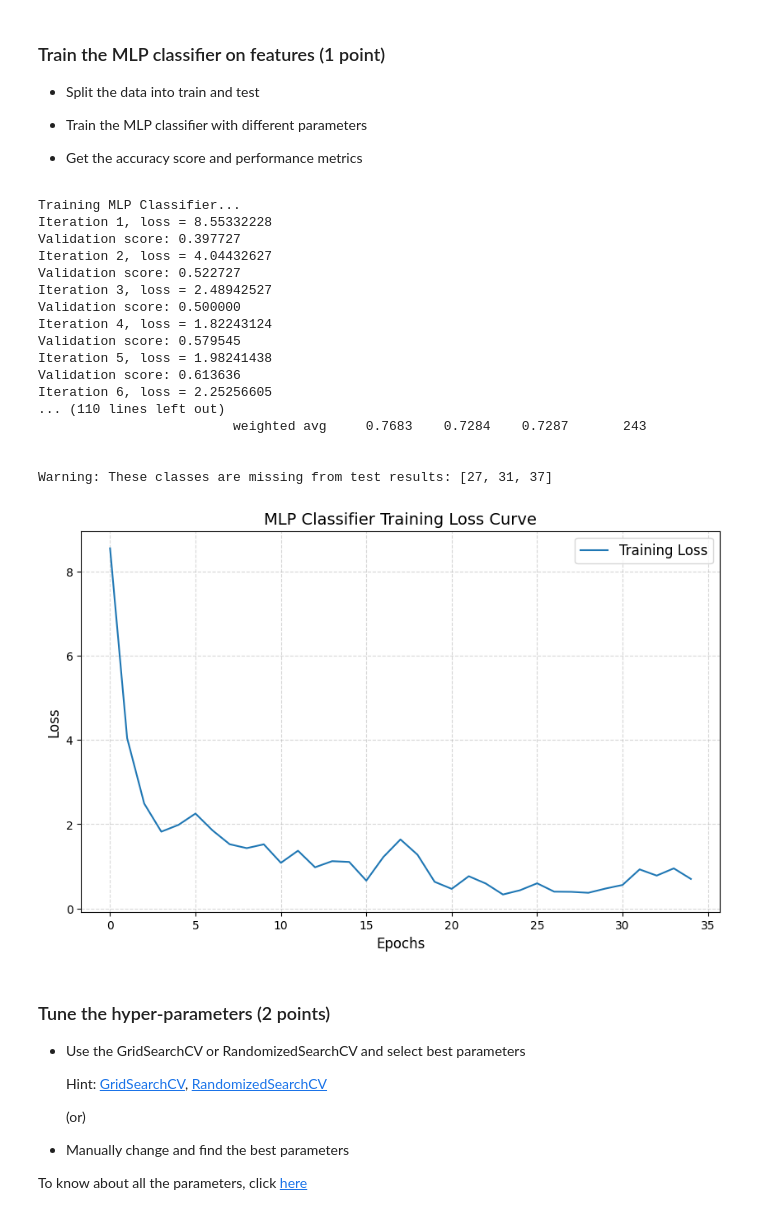
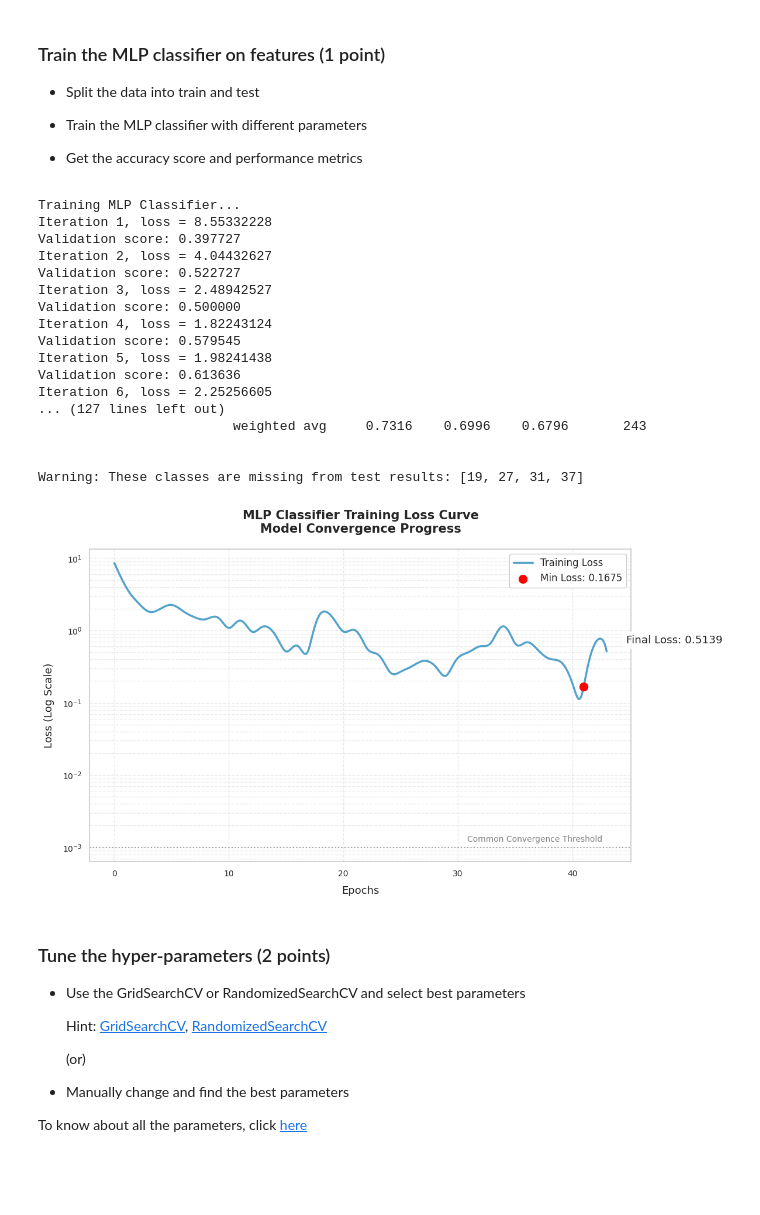
Before and after one commit to PrajwalGaniga/Application, a Jupyter notebook: MiniProject1_MLP_Image_Classification_Prajwal_4SN23CG009.ipynb, the cells around one changed output. Drawn from its saved outputs; the diff is of its cells as text; code cells hidden in the pictures; blank space fills up the shorter version.

```diff
--- a/MiniProject1_MLP_Image_Classification_Prajwal_4SN23CG009.ipynb
+++ b/MiniProject1_MLP_Image_Classification_Prajwal_4SN23CG009.ipynb
@@ -277,7 +378,7 @@ Hint: sklearn.preprocessing.normalize
 * Get the accuracy score and performance metrics
 # %%
 # =============================================
-# 4. MLP CLASSIFIER IMPLEMENTATION (FINAL FIXED VERSION)
+# 4. MLP CLASSIFIER IMPLEMENTATION
 # =============================================
 from sklearn.neural_network import MLPClassifier
 from sklearn.metrics import accuracy_score, classification_report
@@ -336,45 +437,87 @@ print("\nClassification Report:")
 print(classification_report(
     y_test,
     test_pred,
     labels=present_classes,
     target_names=target_labels,
     digits=4
 ))
 
 # Print warning if some classes are missing
 all_classes = set(class_names.keys())
 missing_in_test = all_classes - set(present_classes)
 if missing_in_test:
     print(f"\nWarning: These classes are missing from test results: {sorted(missing_in_test)}")
 
-# Plot MLP training curve
-plt.figure(figsize=(10, 6))
-plt.plot(mlp.loss_curve_, label='Training Loss')
-plt.title('MLP Classifier Training Loss Curve', fontsize=14)
-plt.xlabel('Epochs', fontsize=12)
-plt.ylabel('Loss', fontsize=12)
-plt.grid(True, linestyle='--', alpha=0.5)
-plt.legend(fontsize=12)
+plt.figure(figsize=(12, 7), dpi=100)  # Higher resolution and slightly larger
+
+# Create a smoother curve using interpolation (optional)
+from scipy import interpolate
+x = np.arange(len(mlp.loss_curve_))
+x_new = np.linspace(0, len(mlp.loss_curve_)-1, 500)  # More points for smoothness
+spl = interpolate.make_interp_spline(x, mlp.loss_curve_, k=3)  # Cubic spline
+y_smooth = spl(x_new)
+
+# Plot with styling
+plt.plot(x_new, y_smooth,
+         linewidth=2.5,
+         color='#2b8cbe',
+         alpha=0.8,
+         label='Training Loss')
+
+# Add important markers
+min_loss_idx = np.argmin(mlp.loss_curve_)
+plt.scatter(min_loss_idx, mlp.loss_curve_[min_loss_idx],
+            color='red',
+            s=100,
+            zorder=5,
+            label=f'Min Loss: {mlp.loss_curve_[min_loss_idx]:.4f}')
+
+# Add convergence threshold line (common at 1e-3)
+plt.axhline(y=1e-3, color='gray', linestyle=':', linewidth=1.5, alpha=0.7)
+plt.text(len(mlp.loss_curve_)*0.7, 1e-3*1.2, 'Common Convergence Threshold',
+         fontsize=10, color='gray')
+
+# Styling enhancements
+plt.title('MLP Classifier Training Loss Curve\nModel Convergence Progress',
+          fontsize=15, pad=20)
+plt.xlabel('Epochs', fontsize=13, labelpad=10)
+plt.ylabel('Loss (Log Scale)', fontsize=13, labelpad=10)
+plt.yscale('log')  # Better visualization of loss reduction
+
+# Grid and legend
+plt.grid(True, which='both', linestyle='--', alpha=0.4)
+plt.legend(fontsize=12, framealpha=1, facecolor='white')
+
+# Add final loss annotation
+final_loss = mlp.loss_curve_[-1]
+plt.annotate(f'Final Loss: {final_loss:.4f}',
+             xy=(len(mlp.loss_curve_), final_loss),
+             xytext=(10, 10),
+             textcoords='offset points',
+             bbox=dict(boxstyle='round', facecolor='white', alpha=0.8))
+
+# Adjust layout
+plt.tight_layout()
 plt.show()
 # %% [output]
 Training MLP Classifier...
 Iteration 1, loss = 8.55332228
 Validation score: 0.397727
 Iteration 2, loss = 4.04432627
 Validation score: 0.522727
 Iteration 3, loss = 2.48942527
 Validation score: 0.500000
 Iteration 4, loss = 1.82243124
 Validation score: 0.579545
 Iteration 5, loss = 1.98241438
 Validation score: 0.613636
 Iteration 6, loss = 2.25256605
-... (110 lines left out)
-                         weighted avg     0.7683    0.7284    0.7287       243
+... (127 lines left out)
+                         weighted avg     0.7316    0.6996    0.6796       243
 
 
-Warning: These classes are missing from test results: [27, 31, 37]
+Warning: These classes are missing from test results: [19, 27, 31, 37]
-[figure, old version]
+[figure, new version]
 # %% [markdown]
 ### Tune the hyper-parameters (2 points)
 
```
Also changed, not shown: parts of 20 cells of this notebook.
